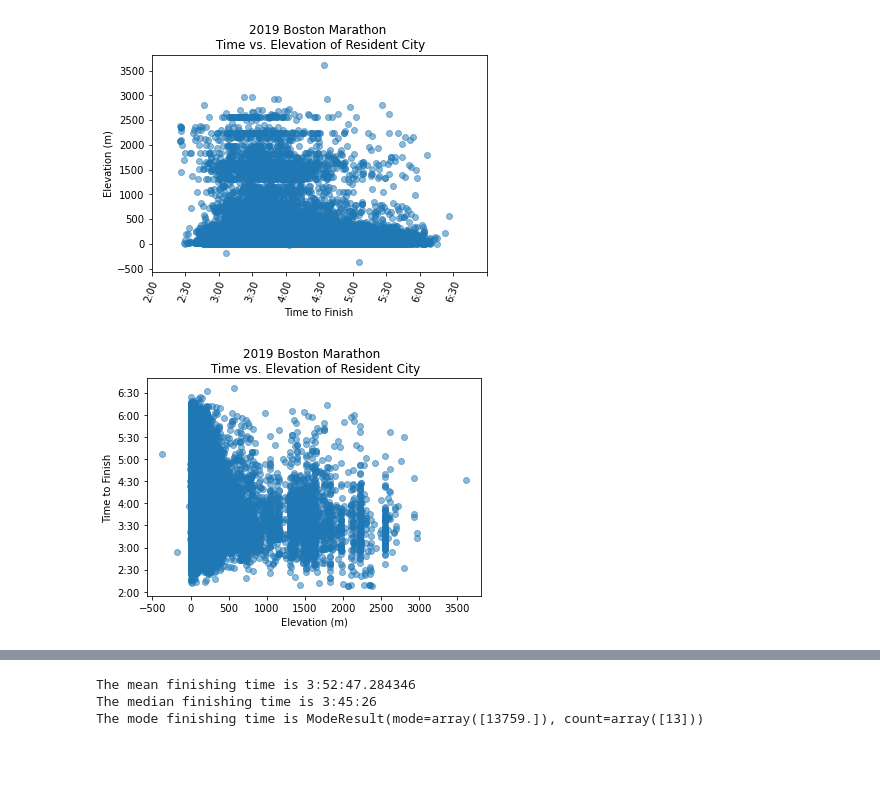
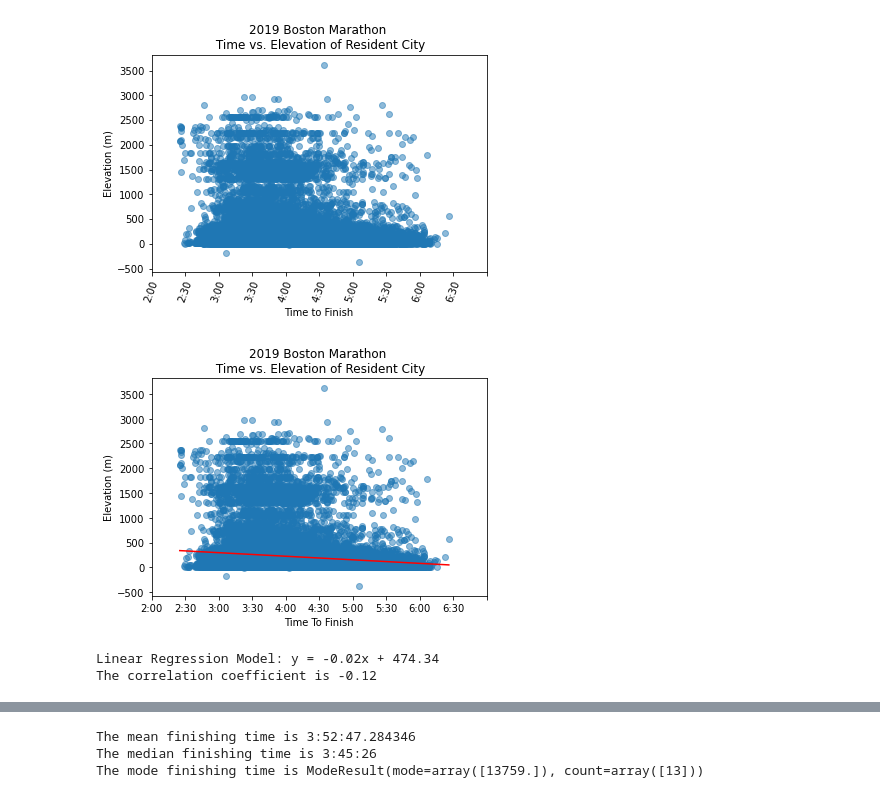
Before and after one commit to skhelifi1/Running-Project-GroupE, a Jupyter notebook: boston2019_elevation_analysis.ipynb, the cells around one changed output, grey strips where cells are left out. Cells and saved outputs as stored; diff of their text form; code cells hidden in the pictures; blank space fills up the shorter version.

Commit message:
added findings and plot pngs

```diff
--- a/boston2019_elevation_analysis.ipynb
+++ b/boston2019_elevation_analysis.ipynb
@@ -171,14 +125,25 @@ plt.show()
 # %% [output]
 [figure]
 # %%
-# create scatter plot **this one uses datetime
-plt.scatter(elevation_data, times, marker="o", alpha=0.5)
+# create plot with linear regression
+(slope, intercept, rvalue, pvalue, stderr) = linregress(second_data, elevation_data)
+regress_values = second_data * slope + intercept
+line_eq = "y = " + str(round(slope,2)) + "x + " + str(round(intercept,2))
+
+plt.scatter(second_data, elevation_data, marker="o", alpha=0.5)
+plt.plot(second_data, regress_values, "r-")
 plt.title(f"2019 Boston Marathon \n Time vs. Elevation of Resident City")
-plt.xlabel("Elevation (m)")
-plt.ylabel("Time to Finish")
-locs, labels = plt.yticks()
-plt.yticks(locs, ["2:00","2:30","3:00","3:30","4:00","4:30","5:00","5:30","6:00","6:30"])
-#plt.savefig("output/plot1.png")
+plt.xlabel("Time To Finish")
+plt.ylabel("Elevation (m)")
+locs, labels = plt.xticks()
+plt.xticks(locs, ["2:00","2:30","3:00","3:30","4:00","4:30","5:00","5:30","6:00","6:30"])
+plt.savefig("output/plot_elevation_regression.png")
 plt.show()
+
+correlation = st.pearsonr(elevation_data, second_data)
+print(f"Linear Regression Model: {line_eq}")
+print(f"The correlation coefficient is {round(correlation[0],2)}")
 # %% [output]
-[figure, old version]
+[figure, new version]
+Linear Regression Model: y = -0.02x + 474.34
+The correlation coefficient is -0.12
```
Also changed, not shown: parts of 13 cells of this notebook, 3 other files.
